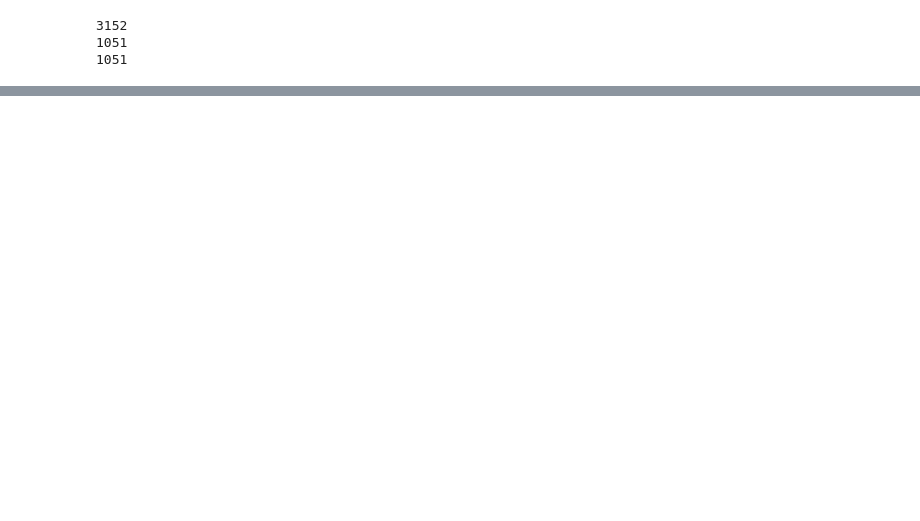
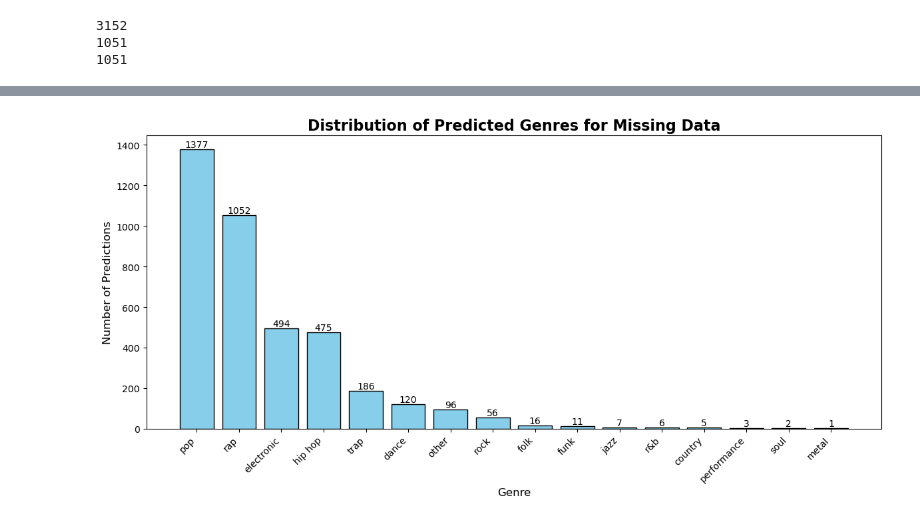
Before and after one commit to mickey59/AML_Spotify, a Jupyter notebook: Working Notebooks/genre_classification.ipynb, the cells around one changed output, grey strips where cells are left out. Drawn from its saved outputs; the diff is of its cells as text; code cells hidden in the pictures; blank space fills up the shorter version.

Commit message:
Classified all genres and outputted some metrics too

```diff
--- a/Working Notebooks/genre_classification.ipynb
+++ b/Working Notebooks/genre_classification.ipynb
@@ -332,6 +388,6 @@ plt.legend()
 # %%
 # Final model with tuned hyperparameters
-min_samples_leaf=10
+min_samples_leaf=1
 n_estimators =150
 max_depth=15
 
@@ -349,0 +610,25 @@ Random Forest Classifier AUC score: 0.9222399708069399
+# %%
+# Distribution of predicted genres
+predicted_genre_counts = na_genre_data['predicted_super_genre'].value_counts()
+
+# Create histogram
+plt.figure(figsize=(12, 6))
+bars = plt.bar(predicted_genre_counts.index, predicted_genre_counts.values, color='skyblue', edgecolor='black')
+
+# Customize the plot
+plt.title('Distribution of Predicted Genres for Missing Data', fontsize=16, fontweight='bold')
+plt.xlabel('Genre', fontsize=12)
+plt.ylabel('Number of Predictions', fontsize=12)
+plt.xticks(rotation=45, ha='right')
+
+# Add value labels on top of bars
+for bar in bars:
+    height = bar.get_height()
+    plt.text(bar.get_x() + bar.get_width()/2., height,
+             f'{int(height)}',
+             ha='center', va='bottom')
+
+plt.tight_layout()
+plt.show()
+# %% [output]
+[figure, added]
```
Also changed, not shown: parts of 19 cells of this notebook, 2 other files.
